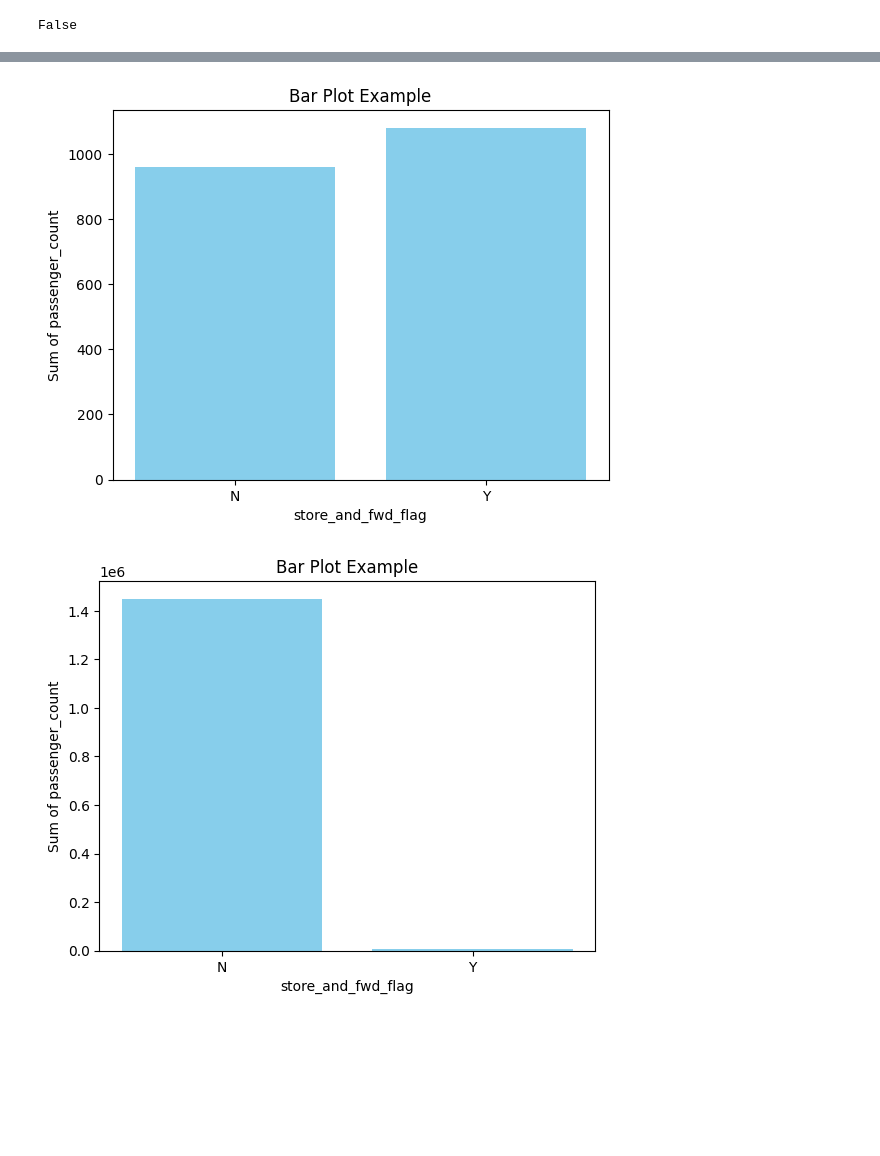
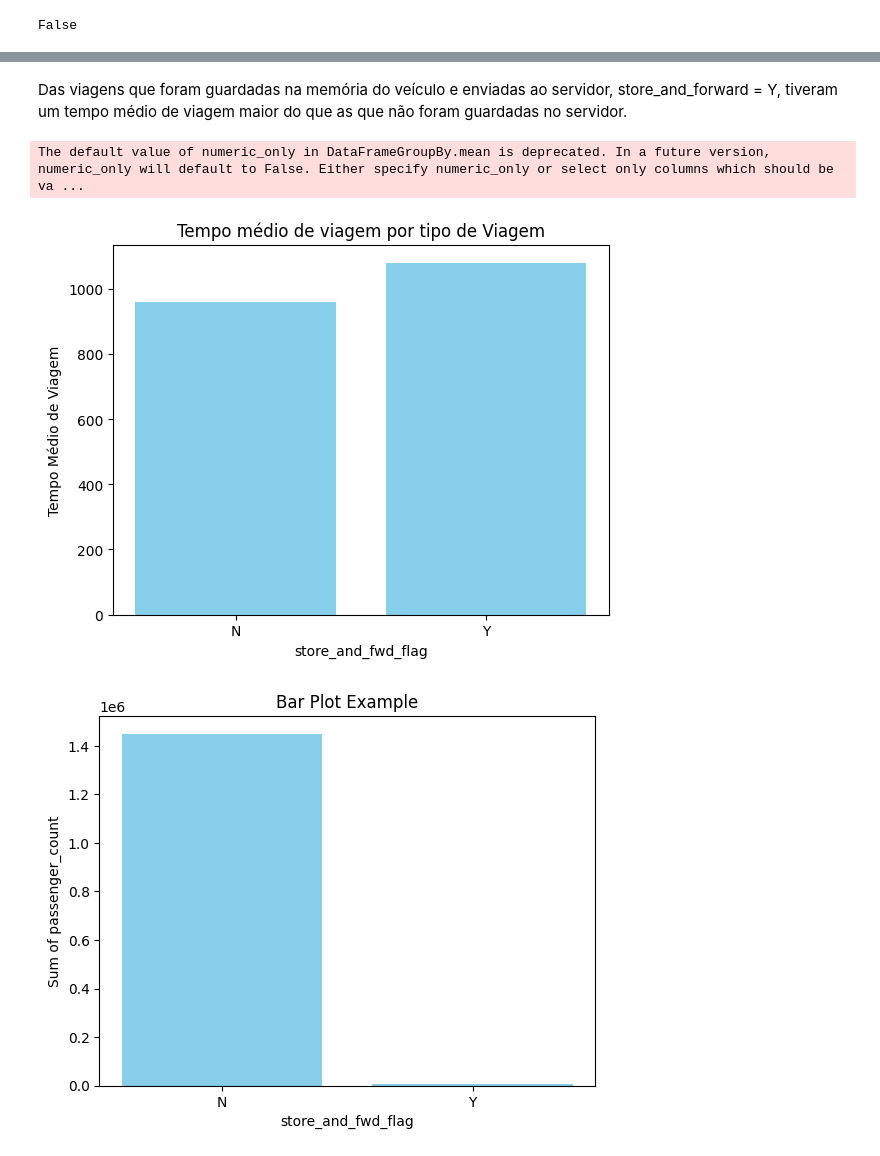
Before and after one commit to marreapato/ML_Project_Taxi_Trip_Duration, a Jupyter notebook: Projeto_Lucas_Rabelo_AM_2.ipynb, the cells around one changed output, grey strips where cells are left out. Saved outputs shown, nothing was run; the diff lists cells and outputs as text; code cells hidden in the pictures; blank space fills up the shorter version.

```diff
--- a/Projeto_Lucas_Rabelo_AM_2.ipynb
+++ b/Projeto_Lucas_Rabelo_AM_2.ipynb
@@ -89,23 +107,26 @@ False
+# %% [markdown]
+Das viagens que foram guardadas na memória do veículo e enviadas ao servidor, store_and_forward = Y, tiveram um tempo médio de viagem maior do que as que não foram guardadas no servidor.
 # %%
 # Group by 'Category' and sum the values
 grouped_df = train.groupby('store_and_fwd_flag').mean()
 grouped_df
 # Resetting the index to make 'store_and_fwd_flag' a regular column
 grouped_df = grouped_df.reset_index()
 
 # Creating a bar plot
 plt.bar(grouped_df['store_and_fwd_flag'],grouped_df['trip_duration'], color='skyblue')
 
 
 # Adding labels and title
 plt.xlabel('store_and_fwd_flag')
-plt.ylabel('Sum of passenger_count')
-plt.title('Bar Plot Example')
+plt.ylabel('Tempo Médio de Viagem')
+plt.title('Tempo médio de viagem por tipo de Viagem')
 
 # Display the plot
 plt.show()
 # %% [output]
+The default value of numeric_only in DataFrameGroupBy.mean is deprecated. In a future version, numeric_only will default to False. Either specify numeric_only or select only columns which should be va ...
-[figure, old version]
+[figure, new version]
 # %%
 # Group by 'Category' and sum the values
 grouped_df = train.groupby('store_and_fwd_flag').size().reset_index(name='counts')
```
Also changed, not shown: parts of 17 cells of this notebook.
